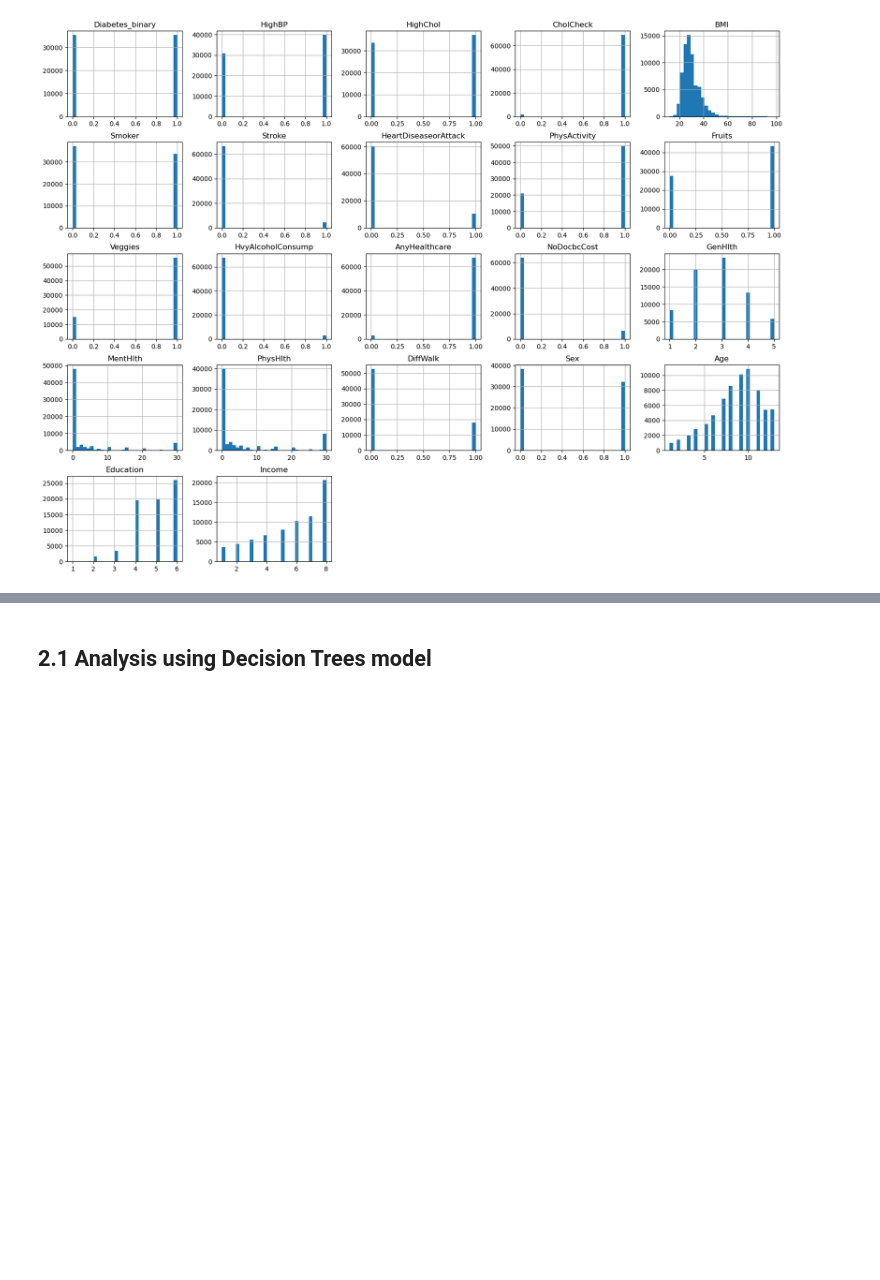
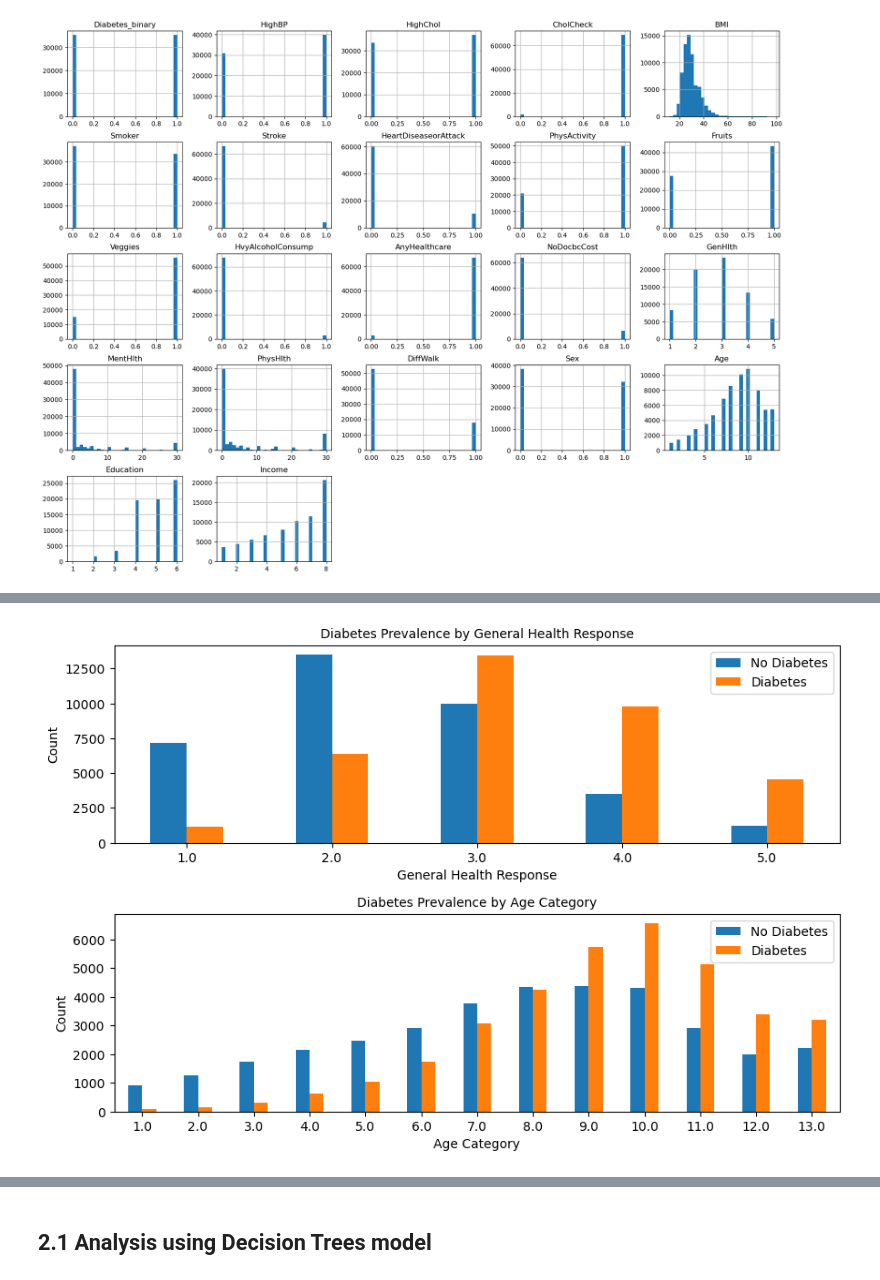
Before and after one commit to vitsiozo/DiabetesProject, a Jupyter notebook: Analysis.ipynb, the cells around one changed output, grey strips where cells are left out. Drawn from its saved outputs; the diff is of its cells as text; code cells hidden in the pictures; blank space fills up the shorter version.

```diff
--- a/Analysis.ipynb
+++ b/Analysis.ipynb
@@ -74,0 +124,28 @@ diabetes['BMI'] = (diabetes['BMI'] - diabetes['BMI'].min()) / (diabetes['BMI'].m
+# %%
+# Plot the correlation between General Health, Age and Diabetes prevalence
+
+fig, axes = plt.subplots(nrows=2, ncols=1,)
+
+count_df4 = diabetes.groupby(['GenHlth', 'Diabetes_binary']).size().unstack()
+count_df4.plot(kind='bar', stacked=False, ax=axes[0], figsize=(9, 6))
+axes[0].set_xlabel('General Health Response')
+axes[0].set_ylabel('Count')
+axes[0].set_title('Diabetes Prevalence by General Health Response', fontsize=10)
+axes[0].tick_params(axis='x', rotation=0)
+axes[0].legend(labels=['No Diabetes', 'Diabetes'])
+
+count_df5 = diabetes.groupby(['Age', 'Diabetes_binary']).size().unstack()
+count_df5.plot(kind='bar', stacked=False, ax=axes[1], figsize=(9, 6))
+axes[1].set_xlabel('Age Category')
+axes[1].set_ylabel('Count')
+axes[1].set_title('Diabetes Prevalence by Age Category', fontsize=10)
+axes[1].tick_params(axis='x', rotation=0)
+axes[1].legend(labels=['No Diabetes', 'Diabetes'])
+
+# Adjust layout
+plt.tight_layout()
+plt.subplots_adjust(top=0.95)  # Adjust the top padding
+
+plt.show()
+# %% [output]
+[figure, added]
```
Also changed, not shown: parts of 20 cells of this notebook, 1 other file.
